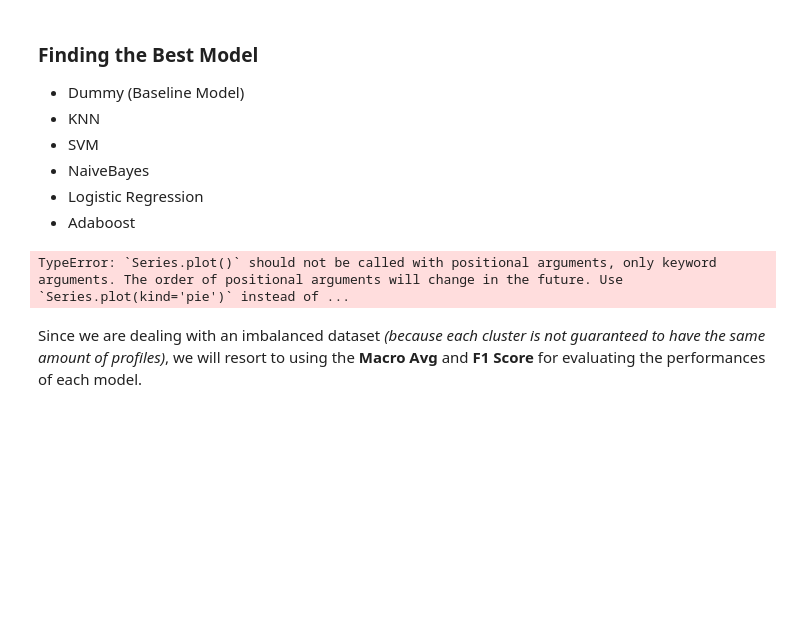
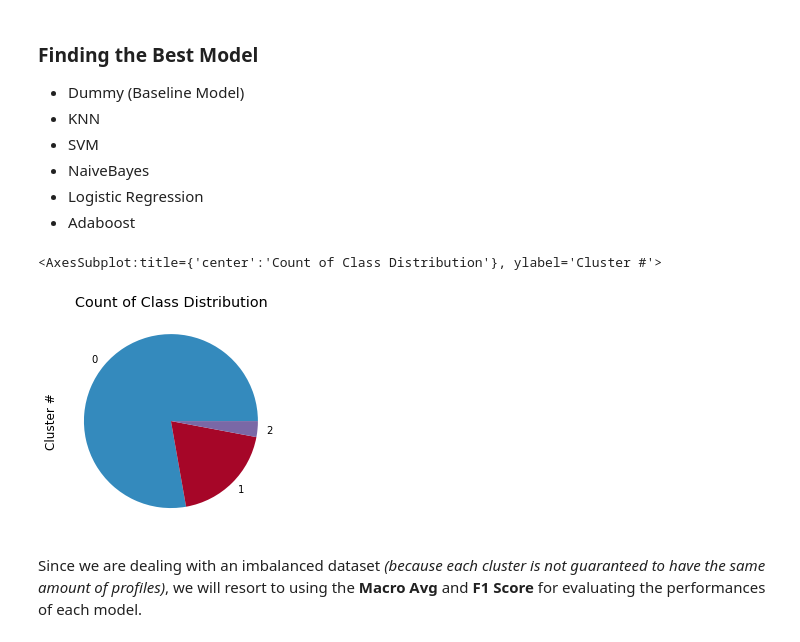
Before and after one commit to HeZexi0315/Mechanic_Clean_pklRemoved, a Jupyter notebook: Modeling-Refined-Data.ipynb, the cells around one changed output. Cells and saved outputs as stored; diff of their text form; code cells hidden in the pictures; blank space fills up the shorter version.

```diff
--- a/Modeling-Refined-Data.ipynb
+++ b/Modeling-Refined-Data.ipynb
@@ -349,9 +349,10 @@ names = ['Dummy', 'KNN', 'SVM', 'NaiveBayes', 'Logistic Regression', 'Adaboost']
 classifiers = dict(zip(names, models))
 # %%
 # Visualization of the different cluster counts
-vect_df['Cluster #'].value_counts().plot('pie', title='Count of Class Distribution')
+vect_df['Cluster #'].value_counts().plot(kind = 'pie', title='Count of Class Distribution')
 # %% [output]
-TypeError: `Series.plot()` should not be called with positional arguments, only keyword arguments. The order of positional arguments will change in the future. Use `Series.plot(kind='pie')` instead of ...
+<AxesSubplot:title={'center':'Count of Class Distribution'}, ylabel='Cluster #'>
+[figure, added]
 # %% [markdown]
 Since we are dealing with an imbalanced dataset _(because each cluster is not guaranteed to have the same amount of profiles)_, we will resort to using the __Macro Avg__ and __F1 Score__ for evaluating the performances of each model.
 # %%
```
Also changed, not shown: parts of 7 cells of this notebook, 11 other files.
